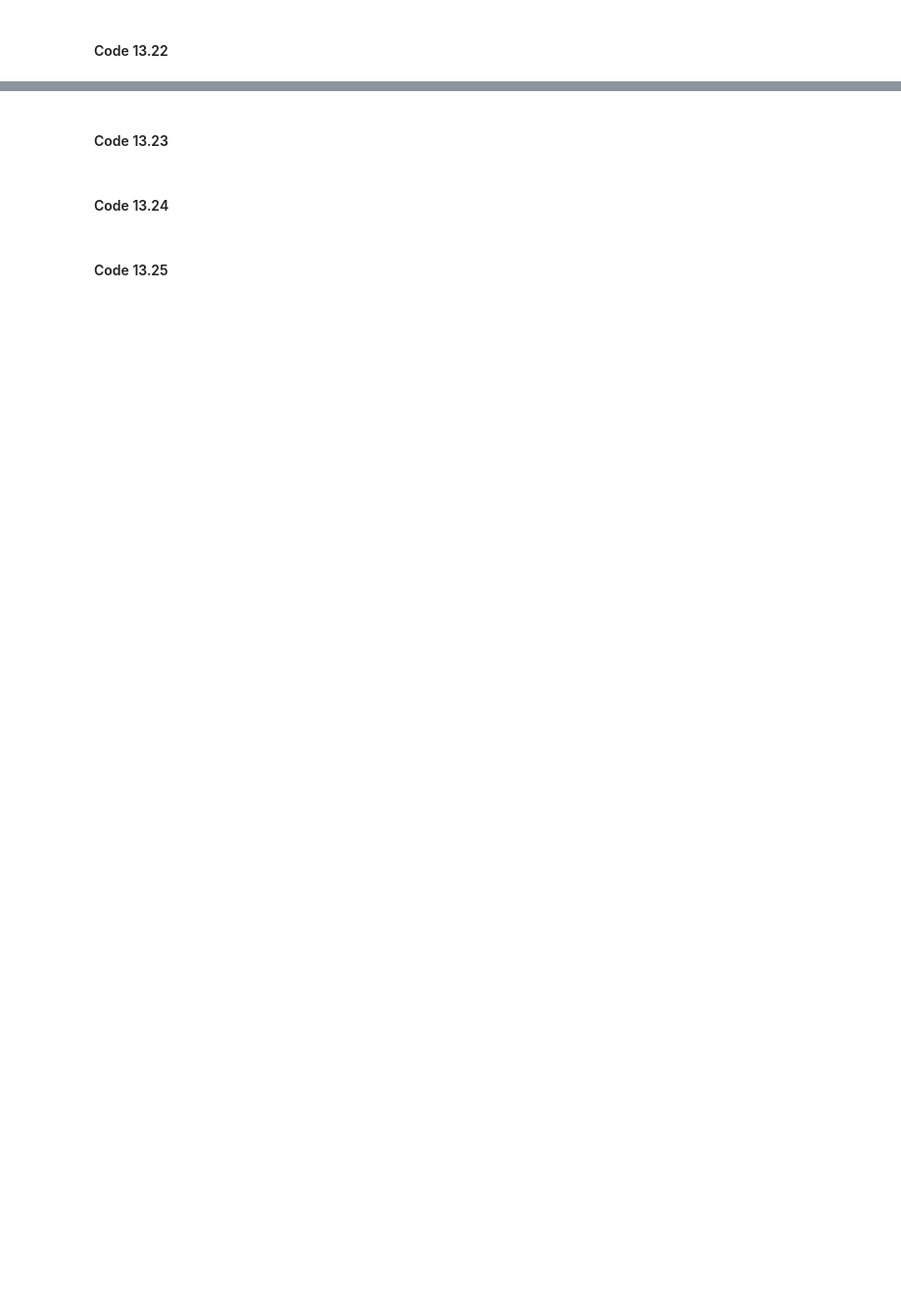
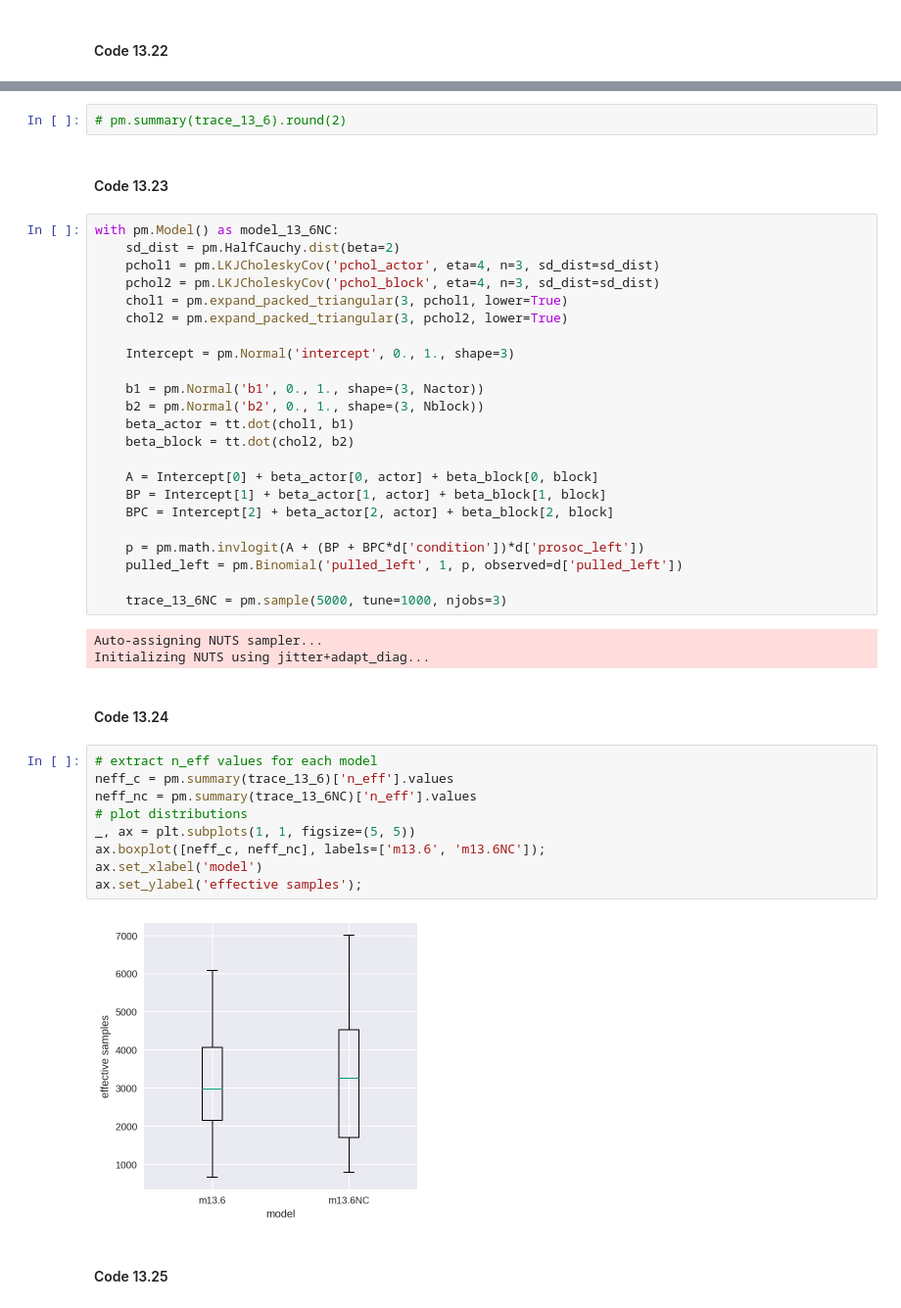
Before and after one commit to aloctavodia/Statistical-Rethinking-with-Python-and-PyMC3, a Jupyter notebook: Chp_13.ipynb, the cells around one changed output, grey strips where cells are left out. Shown at 98% size. Cells and saved outputs as stored; diff of their text form; blank space fills up the shorter version.

```diff
--- a/Chp_13.ipynb
+++ b/Chp_13.ipynb
@@ -242,6 +372,45 @@ d_ad['dept_id'] = pd.Categorical(d_ad['dept']).codes
+# %%
+# pm.summary(trace_13_6).round(2)
 # %% [markdown]
 #### Code 13.23
+# %%
+with pm.Model() as model_13_6NC:
+    sd_dist = pm.HalfCauchy.dist(beta=2)
+    pchol1 = pm.LKJCholeskyCov('pchol_actor', eta=4, n=3, sd_dist=sd_dist)
+    pchol2 = pm.LKJCholeskyCov('pchol_block', eta=4, n=3, sd_dist=sd_dist)
+    chol1 = pm.expand_packed_triangular(3, pchol1, lower=True)
+    chol2 = pm.expand_packed_triangular(3, pchol2, lower=True)
+
+    Intercept = pm.Normal('intercept', 0., 1., shape=3)
+
+    b1 = pm.Normal('b1', 0., 1., shape=(3, Nactor))
+    b2 = pm.Normal('b2', 0., 1., shape=(3, Nblock))
+    beta_actor = tt.dot(chol1, b1)
+    beta_block = tt.dot(chol2, b2)
+
+    A = Intercept[0] + beta_actor[0, actor] + beta_block[0, block]
+    BP = Intercept[1] + beta_actor[1, actor] + beta_block[1, block]
+    BPC = Intercept[2] + beta_actor[2, actor] + beta_block[2, block]
+
+    p = pm.math.invlogit(A + (BP + BPC*d['condition'])*d['prosoc_left'])
+    pulled_left = pm.Binomial('pulled_left', 1, p, observed=d['pulled_left'])
+
+    trace_13_6NC = pm.sample(5000, tune=1000, njobs=3)
+# %% [output]
+Auto-assigning NUTS sampler...
+Initializing NUTS using jitter+adapt_diag...
 # %% [markdown]
 #### Code 13.24
+# %%
+# extract n_eff values for each model
+neff_c = pm.summary(trace_13_6)['n_eff'].values
+neff_nc = pm.summary(trace_13_6NC)['n_eff'].values
+# plot distributions
+_, ax = plt.subplots(1, 1, figsize=(5, 5))
+ax.boxplot([neff_c, neff_nc], labels=['m13.6', 'm13.6NC']);
+ax.set_xlabel('model')
+ax.set_ylabel('effective samples');
+# %% [output]
+[figure, added]
 # %% [markdown]
 #### Code 13.25
```
Also changed, not shown: parts of 38 cells of this notebook, 2 other files.
